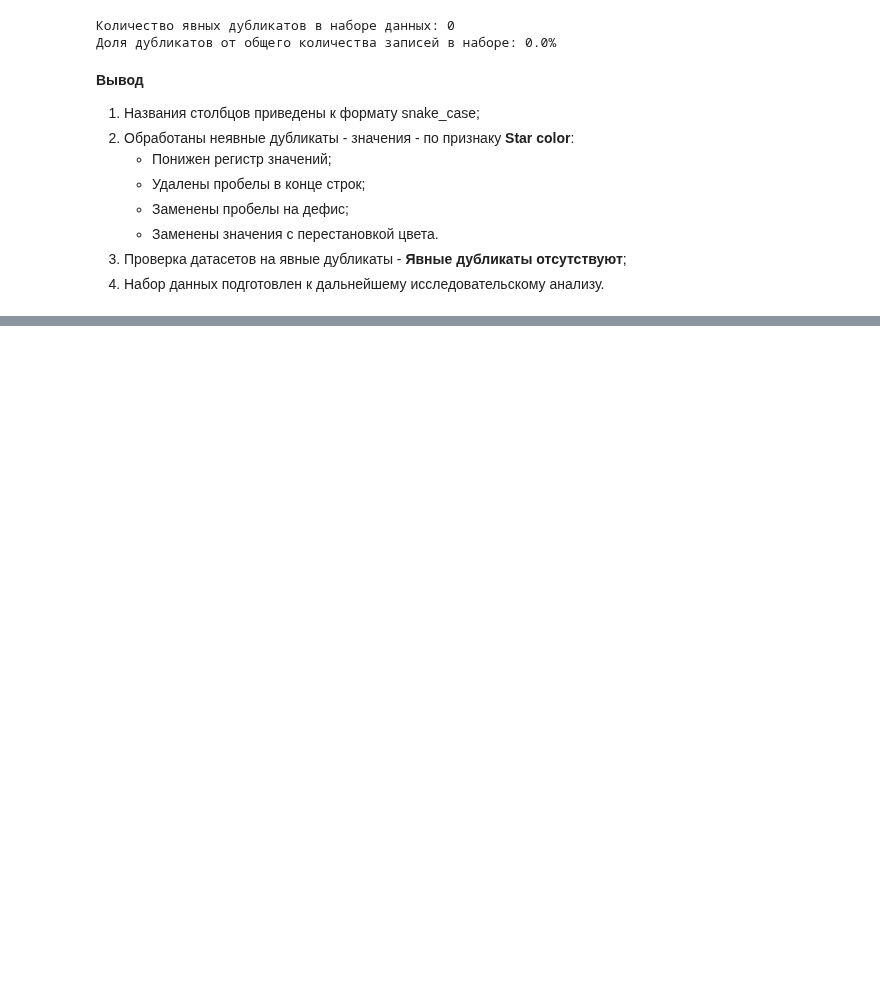
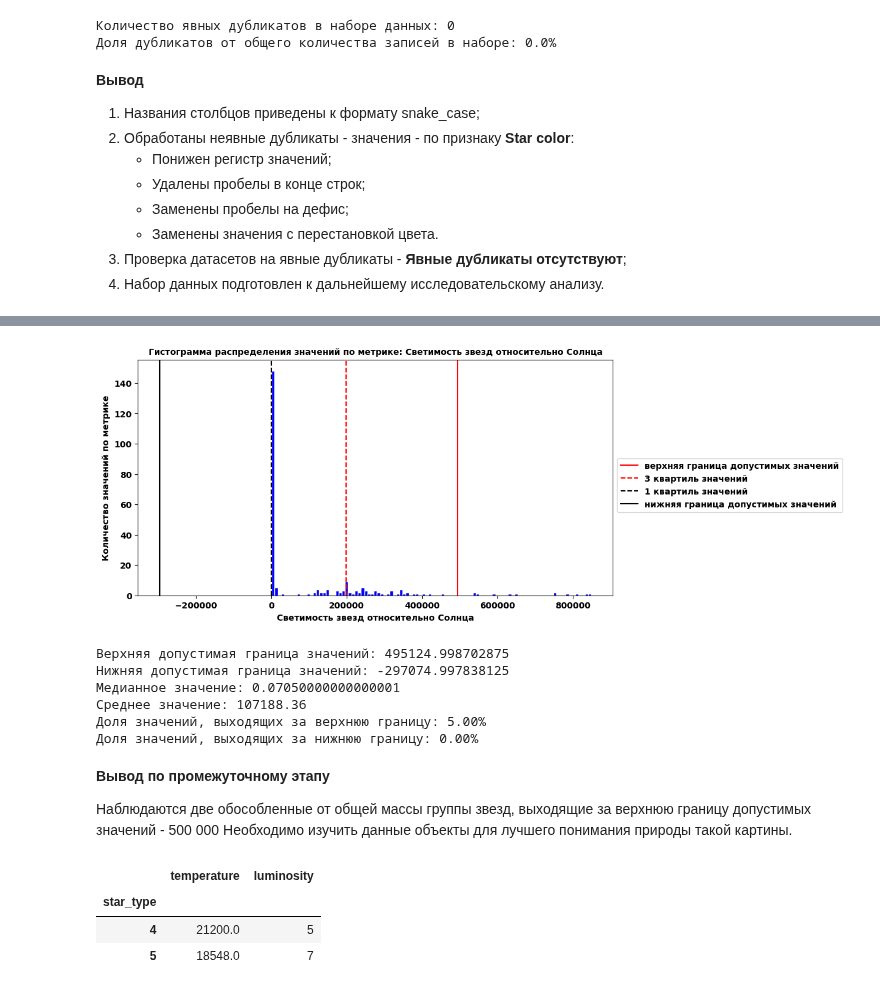
Before and after one commit to MrKostas/YandexPractikum_projects, a Jupyter notebook: notebooks/ThirteenfthPetProject_NeuralNetworks.ipynb, the cells around one changed output, grey strips where cells are left out. Cells and saved outputs as stored; diff of their text form; code cells hidden in the pictures; blank space fills up the shorter version.

```diff
--- a/notebooks/ThirteenfthPetProject_NeuralNetworks.ipynb
+++ b/notebooks/ThirteenfthPetProject_NeuralNetworks.ipynb
@@ -311,0 +486,30 @@ print('Доля дубликатов от общего количества за
+# %%
+# построение  гистограммы распределения значений по признаку 'luminosity'
+histogram_plotting(stars, 'luminosity', 100, 10, 5, 'Светимость звезд относительно Солнца')
+# %% [output]
+[figure, added]
+Верхняя допустимая граница значений: 495124.998702875
+Нижняя допустимая граница значений: -297074.997838125
+Медианное значение: 0.07050000000000001
+Среднее значение: 107188.36
+Доля значений, выходящих за верхнюю границу: 5.00%
+Доля значений, выходящих за нижнюю границу: 0.00%
+# %% [markdown]
+**Вывод по промежуточному этапу**
+
+Наблюдаются две обособленные от общей массы группы звезд, выходящие за верхнюю границу допустимых значений - 500 000
+Необходимо изучить данные объекты для лучшего понимания природы такой картины.
+# %%
+# получение среза данных по объектам с аномально большой светимостью
+max_luminosity = stars[stars['luminosity'] > stars['luminosity'].quantile(0.75) + 1.5 * (stars['luminosity'].quantile(0.75) - stars['luminosity'].quantile(0.25))]
+
+# построение сводной таблицы по объектам с аномально большой светимостью
+max_luminosity.groupby('star_type').agg({
+    'temperature' : 'mean',
+    'luminosity' : 'count'
+})
+# %% [output]
+|  | temperature | luminosity |
+| star_type |  |  |
+| 4 | 21200.0 | 5 |
+| 5 | 18548.0 | 7 |
```
Also changed, not shown: parts of 29 cells of this notebook.
